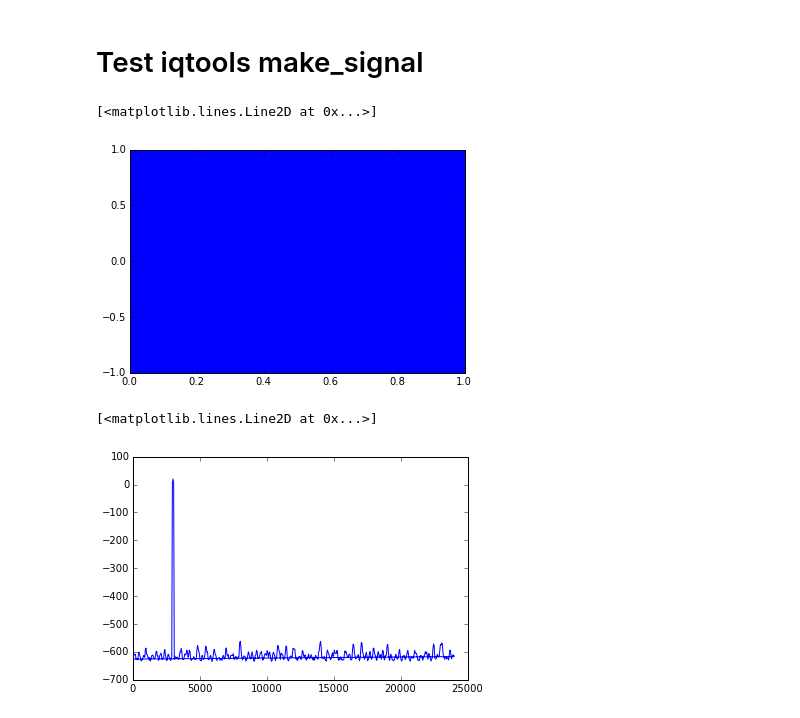
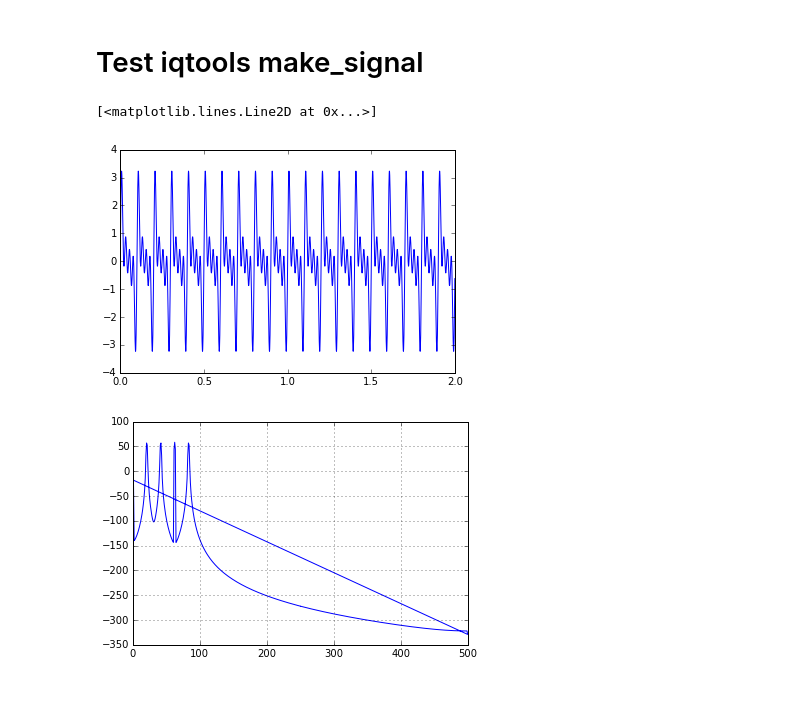
Before and after one commit to xaratustrah/iPy_Notebooks, a Jupyter notebook: test_signal.ipynb, the cells around one changed output. Cells and saved outputs as stored; diff of their text form; code cells hidden in the pictures.

```diff
--- a/test_signal.ipynb
+++ b/test_signal.ipynb
@@ -6,7 +6,7 @@ import matplotlib.pyplot as plt
 import numpy as np
 %matplotlib inline
 # %%
-t, x = make_signal(3000, 48000, nharm = 0, length=1, noise=0)
+t, x = make_signal(10, 1000, nharm = 2, length=2, noise=0)
 # %%
 plt.plot(t, x, '-')
 #markerline, stemlines, baseline = plt.stem(t, x, '-,')
@@ -14,11 +14,11 @@ plt.plot(t, x, '-')
 #plt.setp(baseline, 'color','r', 'linewidth', 2)
 # %% [output]
 [<matplotlib.lines.Line2D at 0x...>]
-[figure, old version]
+[figure, new version]
 # %%
-f, p = get_pwelch(x, 48000)
+f, p = get_pwelch(x, 1000)
 # %%
 plt.plot(f, 10*np.log(p*1000))
+plt.grid(1)
 # %% [output]
-[<matplotlib.lines.Line2D at 0x...>]
-[figure, old version]
+[figure, new version]
```
Also changed, not shown: parts of 4 cells of this notebook, 7 other files.
